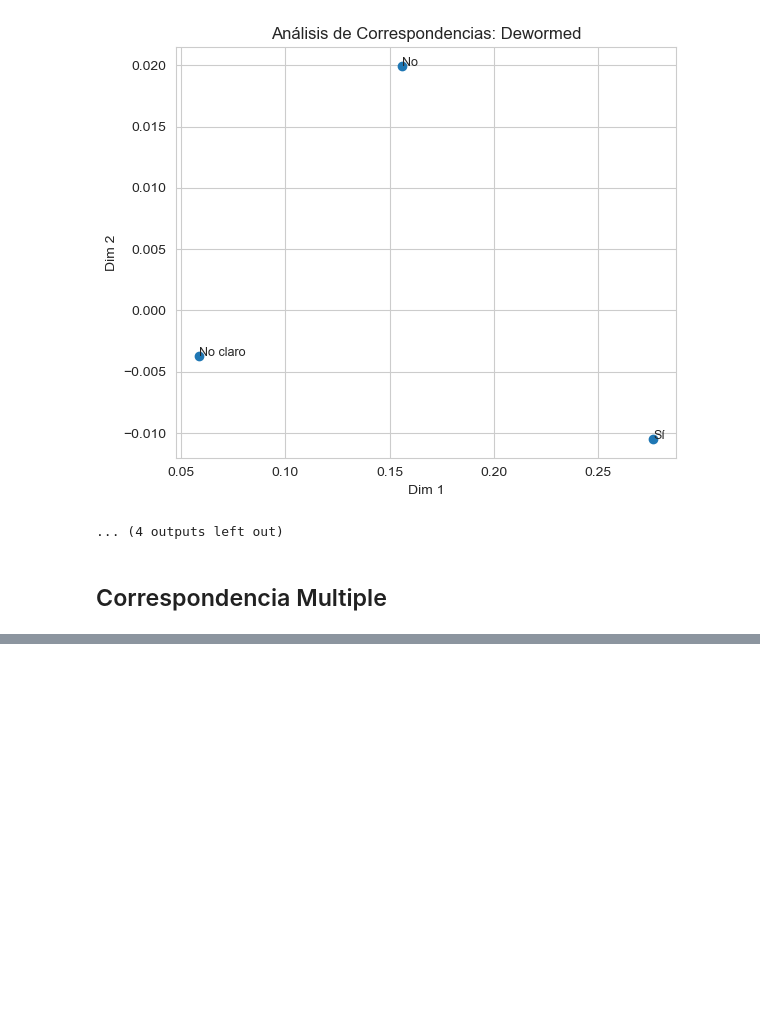
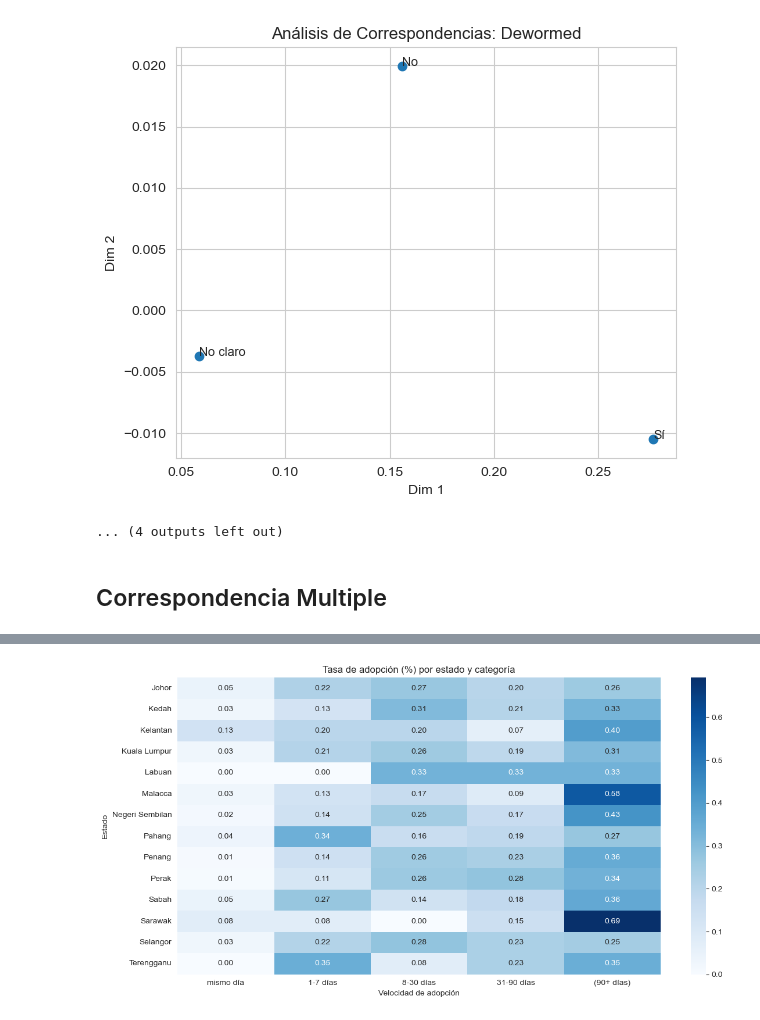
Before and after one commit to ctalamilla/austral-mcd-ldi2, a Jupyter notebook: TP_Grupo7_LDI2.ipynb, the cells around one changed output, grey strips where cells are left out. Cells and saved outputs as stored; diff of their text form; code cells hidden in the pictures; blank space fills up the shorter version.

```diff
--- a/TP_Grupo7_LDI2.ipynb
+++ b/TP_Grupo7_LDI2.ipynb
@@ -799,0 +867,21 @@ plt.show()
+# %%
+estado_data = pd.DataFrame({
+    'StateName': [
+        'Selangor', 'Kuala Lumpur', 'Johor', 'Penang', 'Sabah', 'Sarawak',
+        'Perak', 'Pahang', 'Negeri Sembilan', 'Kedah', 'Malacca',
+        'Terengganu', 'Kelantan', 'Perlis', 'Putrajaya', 'Labuan'
+    ],
+    'Population': [
+        6562000, 1880000, 4010000, 1770000, 3960000, 2810000,
+        2500000, 1700000, 1100000, 2100000, 930000,
+        1200000, 1900000, 260000, 120000, 99000
+    ],
+    'GDP_per_capita_USD': [
+        11600, 27600, 11700, 15300, 6600, 8000,
+        8300, 9800, 13000, 7800, 10800,
+        9200, 7700, 7200, 30500, 28000
+    ]
+})
+# %%
+df_expl = pd.merge(df_expl, estado_data, how='left', on='StateName')
+df_expl
@@ -799,0 +906,7 @@ plt.show()
+# %%
+adopciones_por_estado = (
+    df_expl
+    .groupby(['StateName', 'AdoptionSpeed'])
+    .size()
+    .unstack(fill_value=0)
+)
@@ -799,0 +932,2 @@ plt.show()
+# %%
+adopciones_por_estado_pct = adopciones_por_estado.div(adopciones_por_estado.sum(axis=1), axis=0)
@@ -799,0 +953,10 @@ plt.show()
+# %%
+plt.figure(figsize=(12, 6))
+sns.heatmap(adopciones_por_estado_pct, annot=True, cmap='Blues', fmt=".2f")
+plt.title("Tasa de adopción (%) por estado y categoría")
+plt.xlabel("Velocidad de adopción")
+plt.ylabel("Estado")
+plt.tight_layout()
+plt.show()
+# %% [output]
+[figure, added]
```
Also changed, not shown: parts of 40 cells of this notebook.
